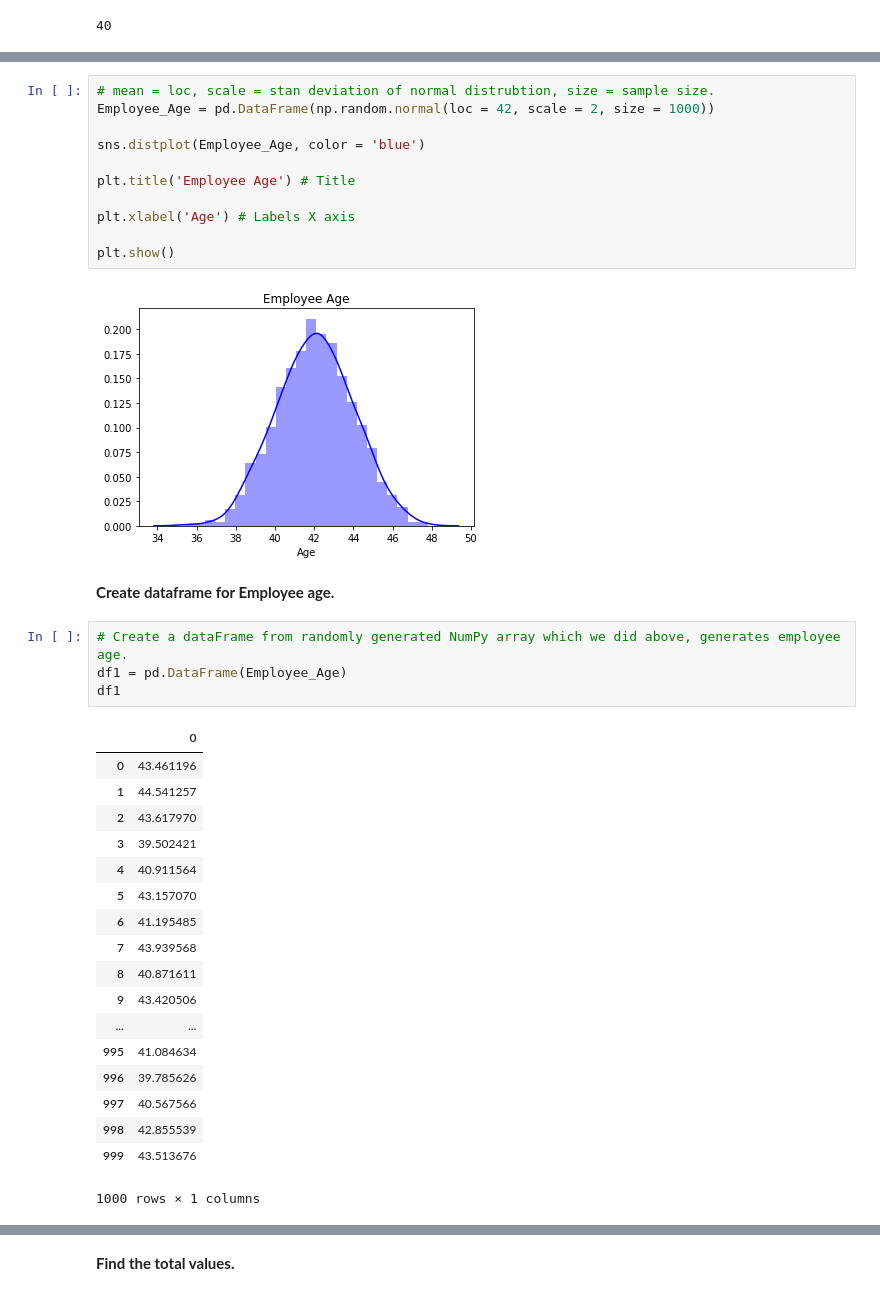
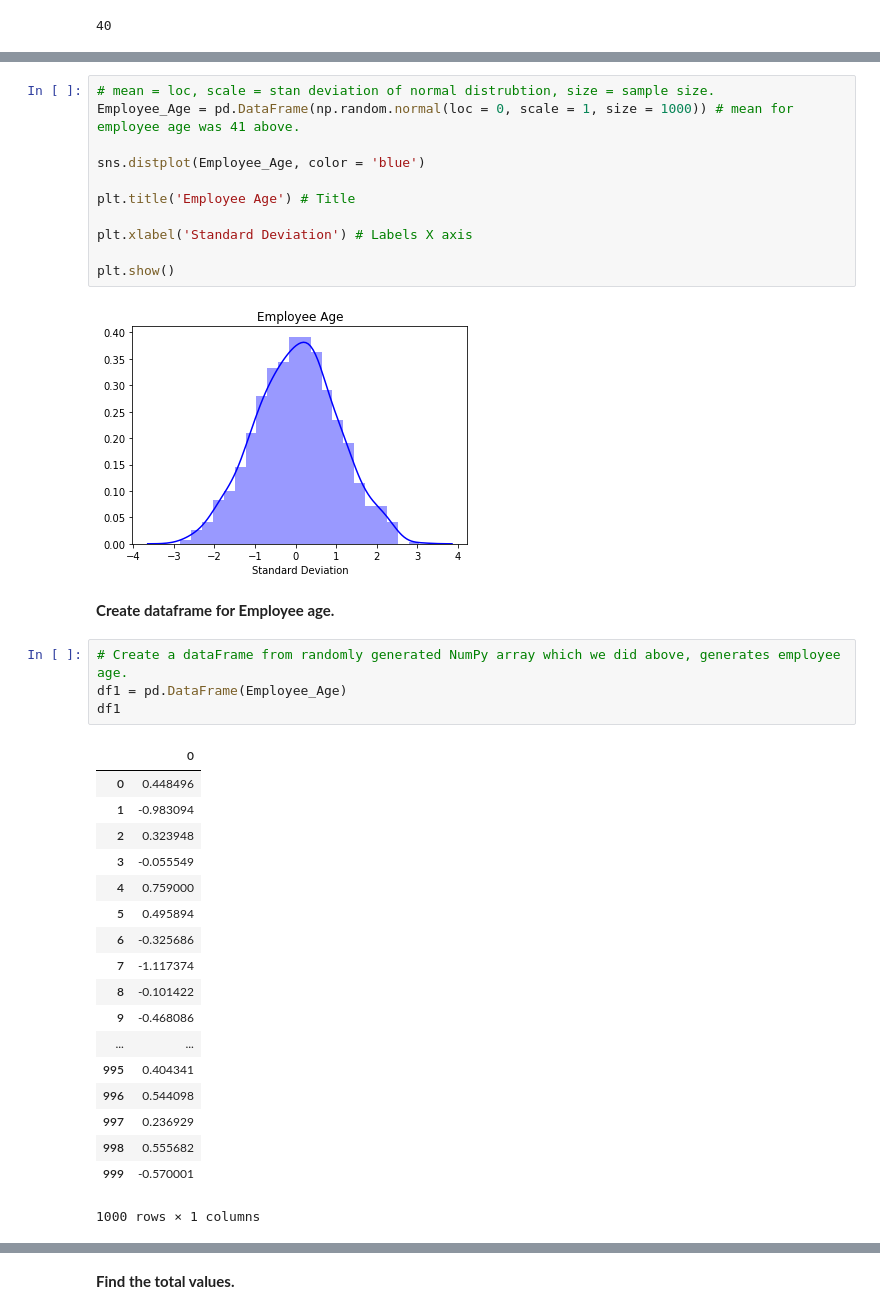
Before and after one commit to daithimarkham/Programming-for-Data-Analysis-Project-2019, a Jupyter notebook: Programming for Data Analysis Project 2019.ipynb, the cells around one changed output, grey strips where cells are left out. Drawn from its saved outputs; the diff is of its cells as text.

```diff
--- a/Programming for Data Analysis Project 2019.ipynb
+++ b/Programming for Data Analysis Project 2019.ipynb
@@ -230,16 +234,16 @@ We will be using the <a href="https://www.sharpsightlabs.com/blog/numpy-random-n
 # %%
 # mean = loc, scale = stan deviation of normal distrubtion, size = sample size.
-Employee_Age = pd.DataFrame(np.random.normal(loc = 42, scale = 2, size = 1000))
+Employee_Age = pd.DataFrame(np.random.normal(loc = 0, scale = 1, size = 1000)) # mean for employee age was 41 above.
 
 sns.distplot(Employee_Age, color = 'blue')
 
 plt.title('Employee Age') # Title
 
-plt.xlabel('Age') # Labels X axis
+plt.xlabel('Standard Deviation') # Labels X axis
 
 plt.show()
 # %% [output]
-[figure, old version]
+[figure, new version]
 # %% [markdown]
 
 **Create dataframe for Employee age.**
@@ -249,22 +253,22 @@ df1 = pd.DataFrame(Employee_Age)
 df1
 # %% [output]
 |  | 0 |
-| 0 | 43.461196 |
-| 1 | 44.541257 |
-| 2 | 43.617970 |
-| 3 | 39.502421 |
-| 4 | 40.911564 |
-| 5 | 43.157070 |
-| 6 | 41.195485 |
-| 7 | 43.939568 |
-| 8 | 40.871611 |
-| 9 | 43.420506 |
+| 0 | 0.448496 |
+| 1 | -0.983094 |
+| 2 | 0.323948 |
+| 3 | -0.055549 |
+| 4 | 0.759000 |
+| 5 | 0.495894 |
+| 6 | -0.325686 |
+| 7 | -1.117374 |
+| 8 | -0.101422 |
+| 9 | -0.468086 |
 | ... | ... |
-| 995 | 41.084634 |
-| 996 | 39.785626 |
-| 997 | 40.567566 |
-| 998 | 42.855539 |
-| 999 | 43.513676 |
+| 995 | 0.404341 |
+| 996 | 0.544098 |
+| 997 | 0.236929 |
+| 998 | 0.555682 |
+| 999 | -0.570001 |
 1000 rows × 1 columns
 # %% [markdown]
 
```
Also changed, not shown: parts of 44 cells of this notebook.
